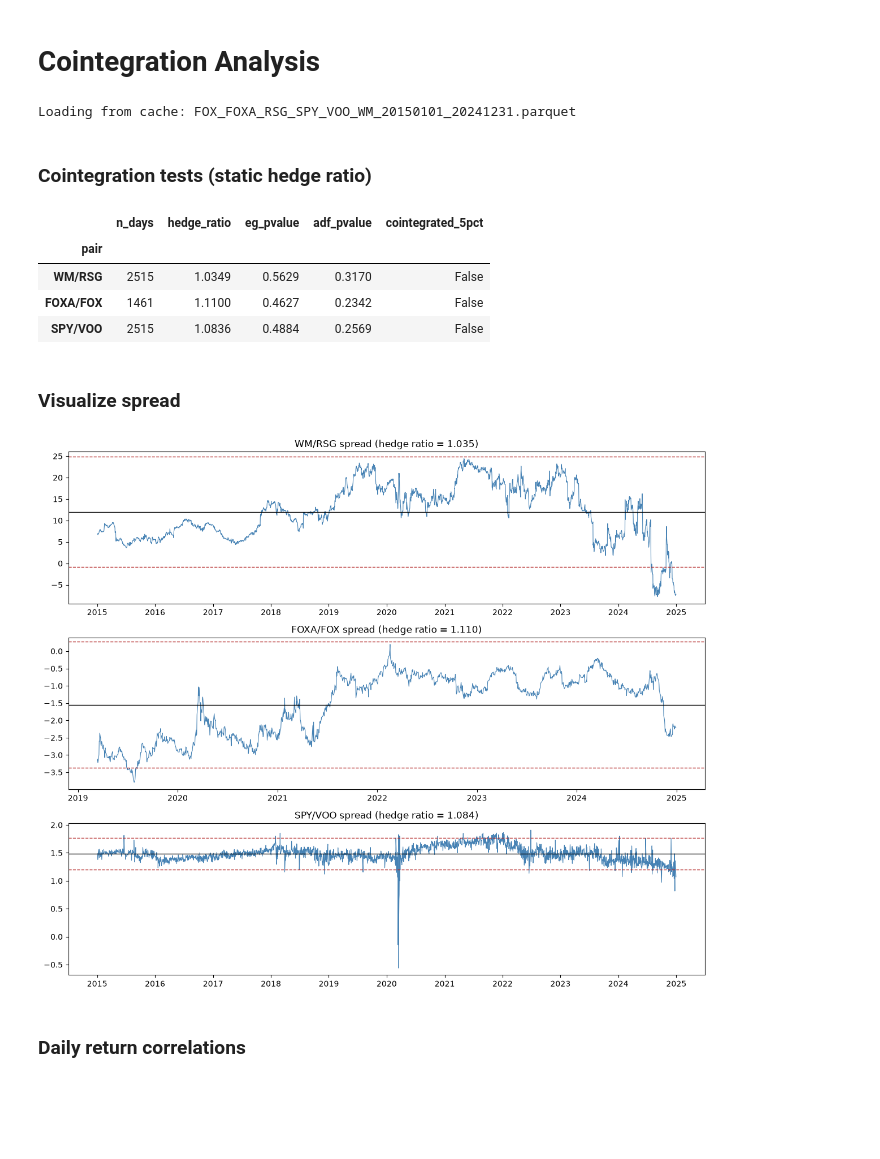
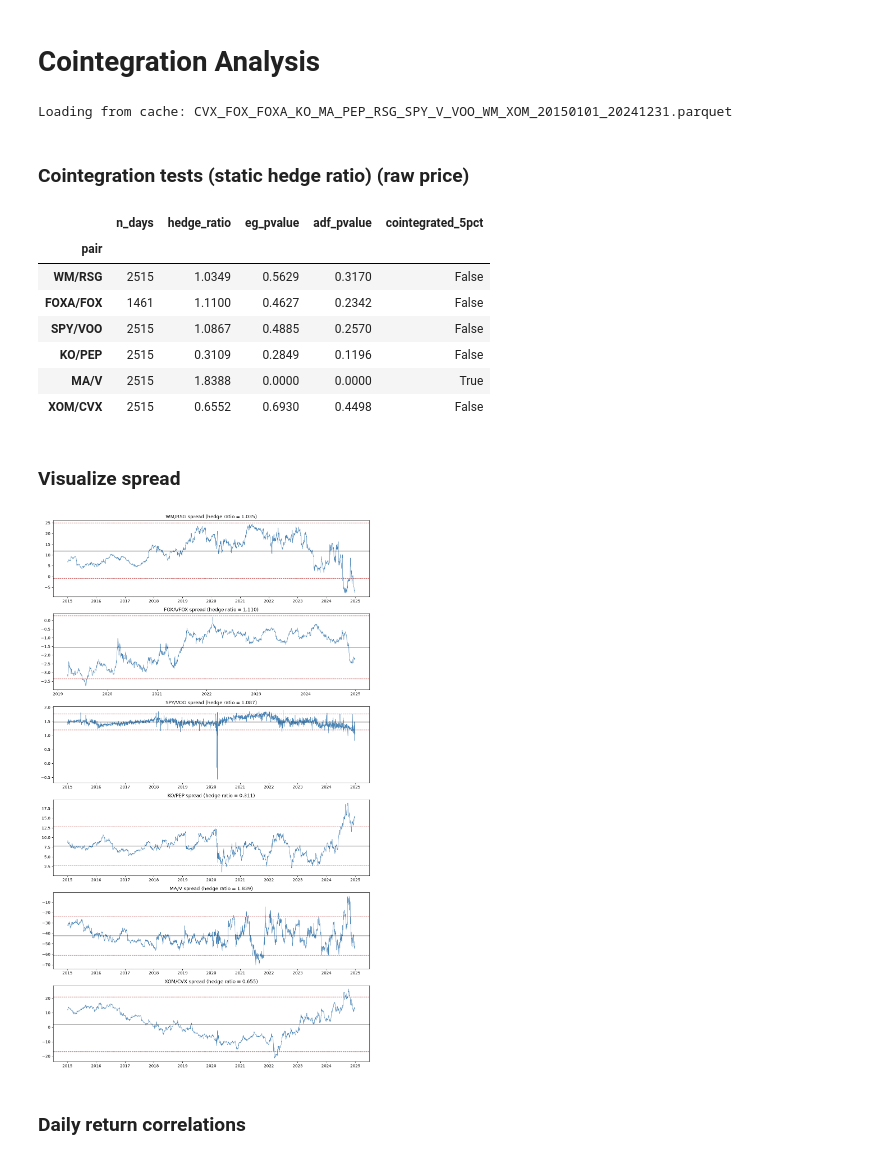
Before and after one commit to NicWYZ/Pairs-Trading-Strategy-Teardown, a Jupyter notebook: notebooks/02_cointegration_analysis.ipynb, the cells around one changed output. Saved outputs shown, nothing was run; the diff lists cells and outputs as text; code cells hidden in the pictures; blank space fills up the shorter version.

```diff
--- a/notebooks/02_cointegration_analysis.ipynb
+++ b/notebooks/02_cointegration_analysis.ipynb
@@ -10,17 +10,17 @@ from pairs_teardown.data.loaders import load_or_download
 from pairs_teardown.data.clean import handle_missing, align_prices
 from pairs_teardown.stats.cointegration import analyze_pair
 
-ALL_TICKERS = ["WM", "RSG", "FOXA", "FOX", "SPY", "VOO"]
+ALL_TICKERS = ["WM", "RSG", "FOXA", "FOX", "SPY", "VOO", "KO", "PEP", "MA", "V", "XOM", "CVX"]
 prices_raw = load_or_download(ALL_TICKERS, "2015-01-01", "2024-12-31",
                               cache_dir=Path("../data/raw"))
 
-pair_defs = [("WM", "RSG"), ("FOXA", "FOX"), ("SPY", "VOO")]
+pair_defs = [("WM", "RSG"), ("FOXA", "FOX"), ("SPY", "VOO"), ("KO", "PEP"),("MA", "V"), ("XOM", "CVX")]
 pairs = {f"{a}/{b}": align_prices(handle_missing(prices_raw[[a, b]]))
          for a, b in pair_defs}
 # %% [output]
-Loading from cache: FOX_FOXA_RSG_SPY_VOO_WM_20150101_20241231.parquet
+Loading from cache: CVX_FOX_FOXA_KO_MA_PEP_RSG_SPY_V_VOO_WM_XOM_20150101_20241231.parquet
 # %% [markdown]
-### Cointegration tests (static hedge ratio)
+### Cointegration tests (static hedge ratio) (raw price)
 # %%
 rows = []
 results = {}
@@ -43,24 +43,27 @@ summary
 | pair |  |  |  |  |  |
 | WM/RSG | 2515 | 1.0349 | 0.5629 | 0.3170 | False |
 | FOXA/FOX | 1461 | 1.1100 | 0.4627 | 0.2342 | False |
-| SPY/VOO | 2515 | 1.0836 | 0.4884 | 0.2569 | False |
+| SPY/VOO | 2515 | 1.0867 | 0.4885 | 0.2570 | False |
+| KO/PEP | 2515 | 0.3109 | 0.2849 | 0.1196 | False |
+| MA/V | 2515 | 1.8388 | 0.0000 | 0.0000 | True |
+| XOM/CVX | 2515 | 0.6552 | 0.6930 | 0.4498 | False |
 # %% [markdown]
 ### Visualize spread
 # %%
-fig, axes = plt.subplots(3, 1, figsize=(12, 10))
+fig, axes = plt.subplots(6, 1, figsize=(12, 20))
 for ax, (a, b) in zip(axes, pair_defs):
     name = f"{a}/{b}"
     spread = results[name].spread
     mu, sigma = spread.mean(), spread.std()
     ax.plot(pairs[name].index, spread, color="steelblue", lw=0.8)
     ax.axhline(mu, color="black", lw=1)
     ax.axhline(mu + 2 * sigma, color="firebrick", ls="--", lw=1)
     ax.axhline(mu - 2 * sigma, color="firebrick", ls="--", lw=1)
     ax.set_title(f"{name} spread (hedge ratio = {results[name].hedge_ratio:.3f})")
 plt.tight_layout()
 plt.show()
 # %% [output]
-[figure, old version]
+[figure, new version]
 # %% [markdown]
 ### Daily return correlations
 # %%
```
Also changed, not shown: parts of 6 cells of this notebook, 5 other files.
